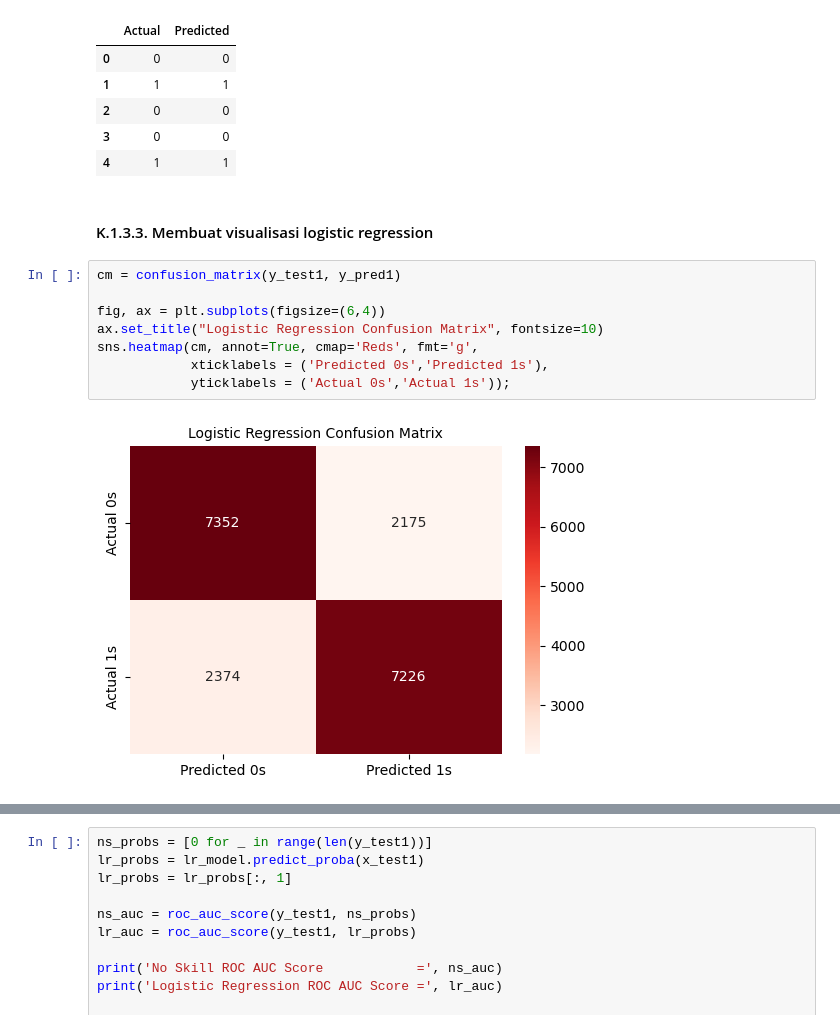
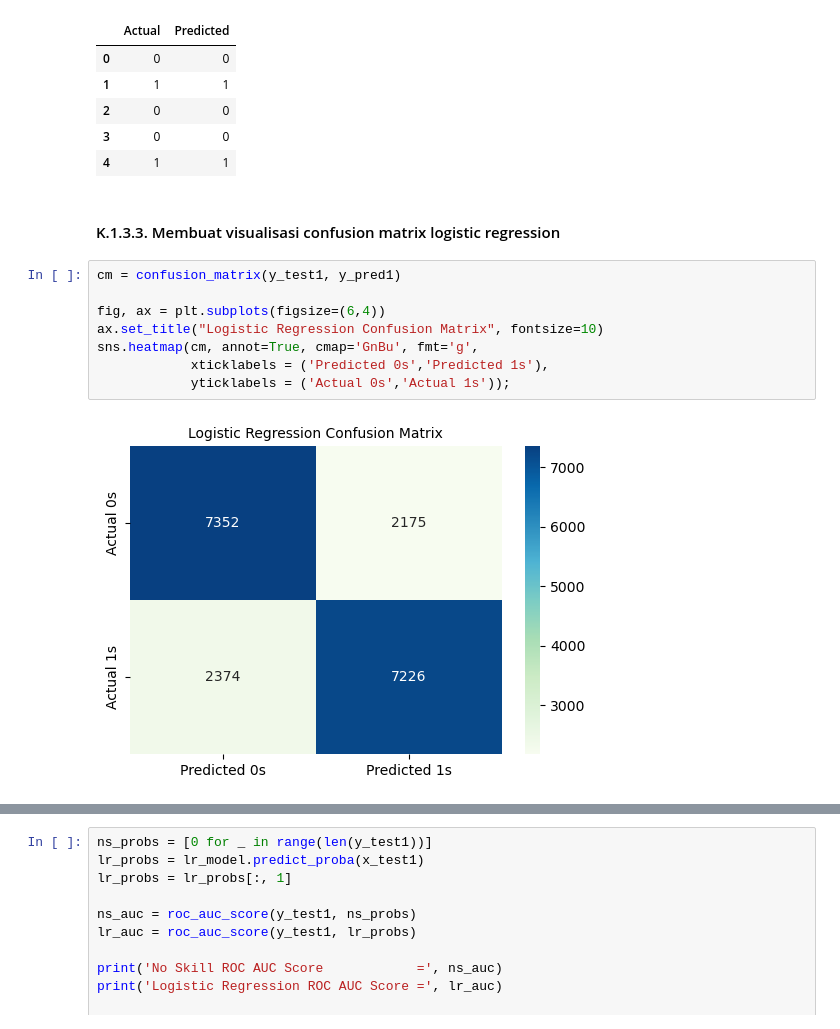
Before and after one commit to ria-fajriyah/Rain_in_Australia, a Jupyter notebook: PYTN_KampusMerdeka_fp2_Nurul Fajriyah Al Maulidiyah.ipynb, the cells around one changed output, grey strips where cells are left out. Drawn from its saved outputs; the diff is of its cells as text.

```diff
--- a/PYTN_KampusMerdeka_fp2_Nurul Fajriyah Al Maulidiyah.ipynb
+++ b/PYTN_KampusMerdeka_fp2_Nurul Fajriyah Al Maulidiyah.ipynb
@@ -1032,16 +1023,16 @@ kondisi.head()
 | 3 | 0 | 0 |
 | 4 | 1 | 1 |
 # %% [markdown]
-#### K.1.3.3. Membuat visualisasi logistic regression
+#### K.1.3.3. Membuat visualisasi confusion matrix logistic regression
 # %%
 cm = confusion_matrix(y_test1, y_pred1)
 
 fig, ax = plt.subplots(figsize=(6,4))
 ax.set_title("Logistic Regression Confusion Matrix", fontsize=10)
-sns.heatmap(cm, annot=True, cmap='Reds', fmt='g',
+sns.heatmap(cm, annot=True, cmap='GnBu', fmt='g',
             xticklabels = ('Predicted 0s','Predicted 1s'),
             yticklabels = ('Actual 0s','Actual 1s'));
 # %% [output]
-[figure, old version]
+[figure, new version]
 # %% [markdown]
 #### K.1.3.4. Membuat ROC Curve
```
Also changed, not shown: parts of 68 cells of this notebook, 1 other file.
